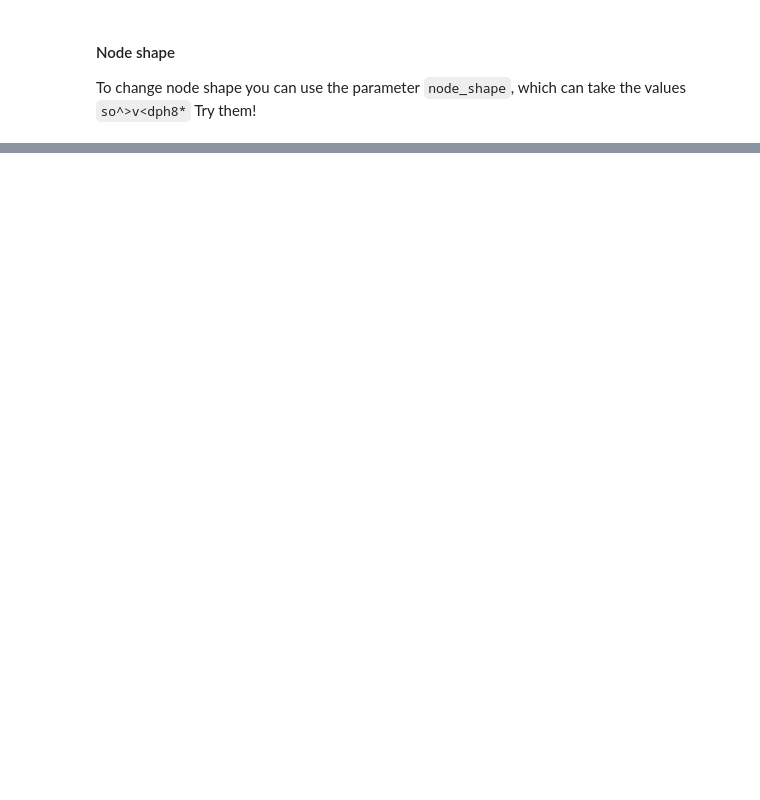
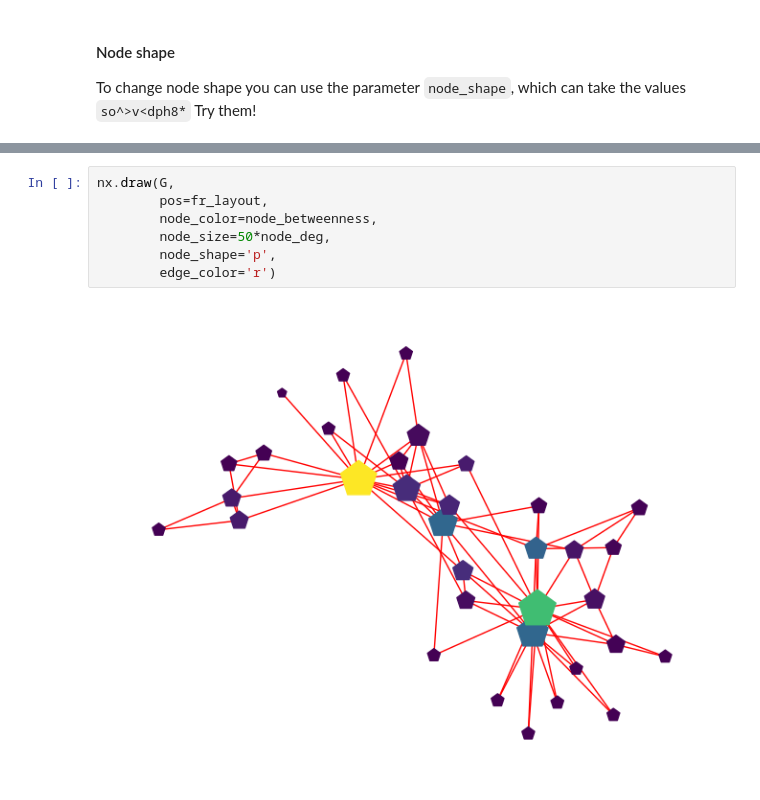
Before and after one commit to IFISC/Complex_Networks_Master, a Jupyter notebook: Lecture_4.ipynb, the cells around one changed output, grey strips where cells are left out. Cells and saved outputs as stored; diff of their text form; blank space fills up the shorter version.

```diff
--- a/Lecture_4.ipynb
+++ b/Lecture_4.ipynb
@@ -212,0 +222,9 @@ nx.draw(G,with_labels=True,node_color=list(dict(nx.betweenness_centrality(G)).va
+# %%
+nx.draw(G,
+        pos=fr_layout,
+        node_color=node_betweenness,
+        node_size=50*node_deg,
+        node_shape='p',
+        edge_color='r')
+# %% [output]
+[figure, added]
```
Also changed, not shown: parts of 25 cells of this notebook, 1 other file.
